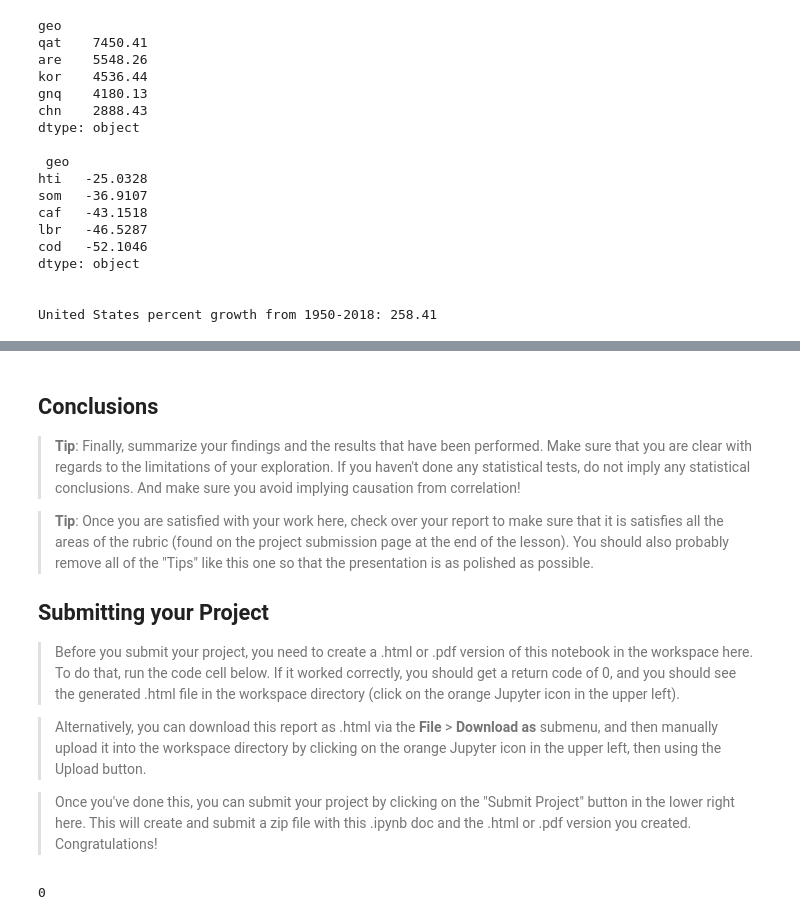
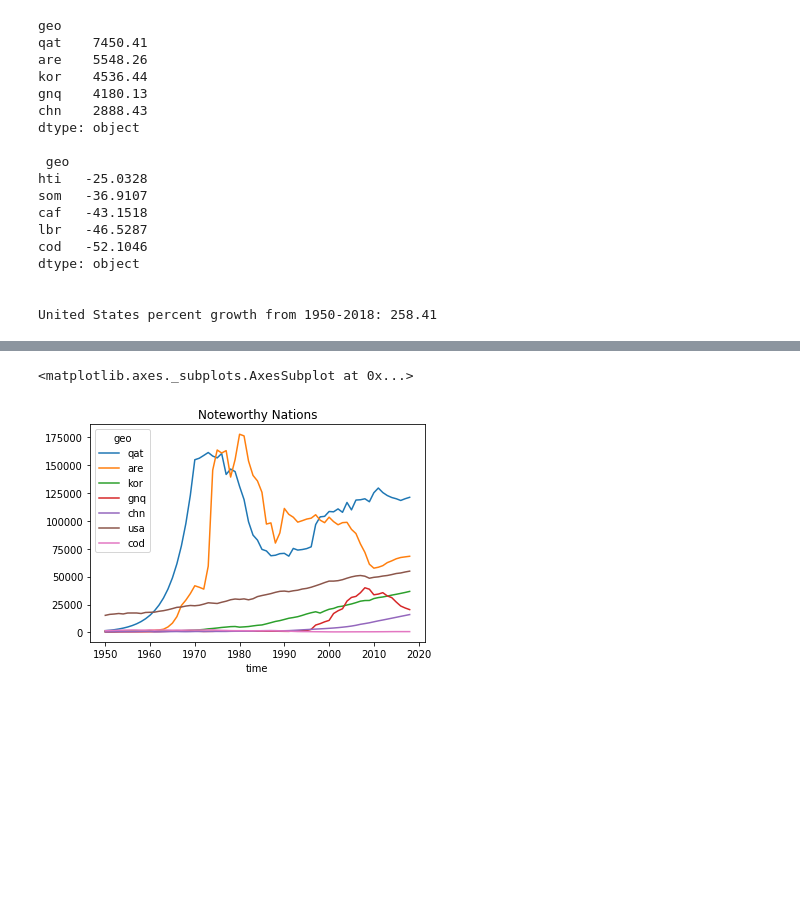
Before and after one commit to njcaminiti/gapminder--systema_globalis, a Jupyter notebook: Investigate_a_Dataset.ipynb, the cells around one changed output, grey strips where cells are left out. Saved outputs shown, nothing was run; the diff lists cells and outputs as text; code cells hidden in the pictures; blank space fills up the shorter version.

```diff
--- a/Investigate_a_Dataset.ipynb
+++ b/Investigate_a_Dataset.ipynb
@@ -341,20 +301,5 @@ Length: 204, dtype: object
-# %% [markdown]
-<a id='conclusions'></a>
-## Conclusions
-
-> **Tip**: Finally, summarize your findings and the results that have been performed. Make sure that you are clear with regards to the limitations of your exploration. If you haven't done any statistical tests, do not imply any statistical conclusions. And make sure you avoid implying causation from correlation!
-
-> **Tip**: Once you are satisfied with your work here, check over your report to make sure that it is satisfies all the areas of the rubric (found on the project submission page at the end of the lesson). You should also probably remove all of the "Tips" like this one so that the presentation is as polished as possible.
-
-## Submitting your Project
-
-> Before you submit your project, you need to create a .html or .pdf version of this notebook in the workspace here. To do that, run the code cell below. If it worked correctly, you should get a return code of 0, and you should see the generated .html file in the workspace directory (click on the orange Jupyter icon in the upper left).
-
-> Alternatively, you can download this report as .html via the **File** > **Download as** submenu, and then manually upload it into the workspace directory by clicking on the orange Jupyter icon in the upper left, then using the Upload button.
-
-> Once you've done this, you can submit your project by clicking on the "Submit Project" button in the lower right here. This will create and submit a zip file with this .ipynb doc and the .html or .pdf version you created. Congratulations!
-# %%
-from subprocess import call
-call(['python', '-m', 'nbconvert', 'Investigate_a_Dataset.ipynb'])
-# %% [output]
-0
+# %%
+incomepp.loc[['qat', 'are', 'kor', 'gnq', 'chn', 'usa', 'cod']].T.plot(title = 'Noteworthy Nations')
+# %% [output]
+<matplotlib.axes._subplots.AxesSubplot at 0x...>
+[figure, added]
```
Also changed, not shown: parts of 24 cells of this notebook, 1 other file.
